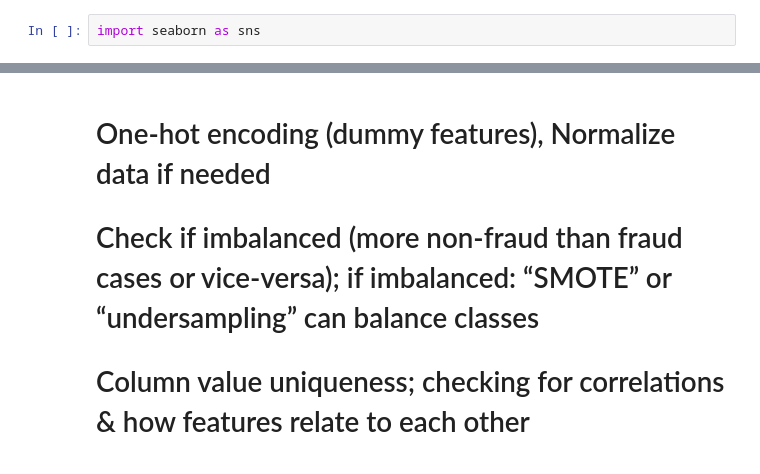
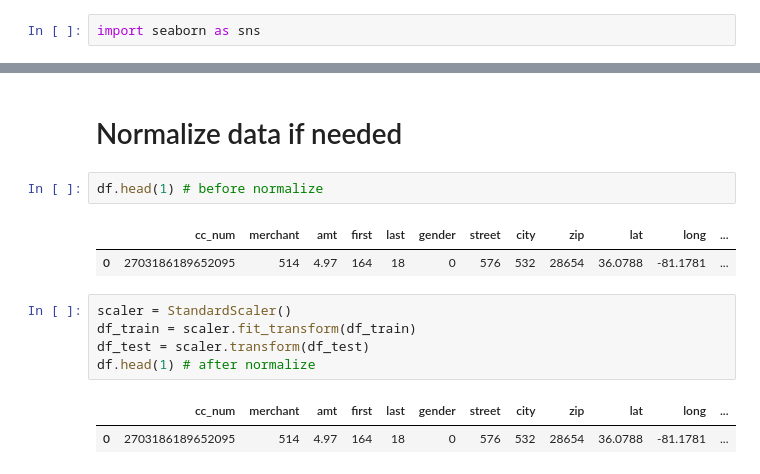
Before and after one commit to yliu160/CS4661_Project, a Jupyter notebook: Data Exploration.ipynb, the cells around one changed output, grey strips where cells are left out. Drawn from its saved outputs; the diff is of its cells as text.

```diff
--- a/Data Exploration.ipynb
+++ b/Data Exploration.ipynb
@@ -118,4 +194,15 @@ ValueError: could not convert string to float: '2019-01-01 00:00:18'
 # %% [markdown]
-# One-hot encoding (dummy features), Normalize data if needed
-# Check if imbalanced (more non-fraud than fraud cases or vice-versa); if imbalanced: “SMOTE” or “undersampling” can balance classes
-# Column value uniqueness; checking for correlations & how features relate to each other
+# Normalize data if needed
+# %%
+df.head(1) # before normalize
+# %% [output]
+|  | cc_num | merchant | amt | first | last | gender | street | city | zip | lat | long | ... |
+| 0 | 2703186189652095 | 514 | 4.97 | 164 | 18 | 0 | 576 | 532 | 28654 | 36.0788 | -81.1781 | ... |
+# %%
+scaler = StandardScaler()
+df_train = scaler.fit_transform(df_train)
+df_test = scaler.transform(df_test)
+df.head(1) # after normalize
+# %% [output]
+|  | cc_num | merchant | amt | first | last | gender | street | city | zip | lat | long | ... |
+| 0 | 2703186189652095 | 514 | 4.97 | 164 | 18 | 0 | 576 | 532 | 28654 | 36.0788 | -81.1781 | ... |
```
Also changed, not shown: parts of 23 cells of this notebook, 1 other file.
